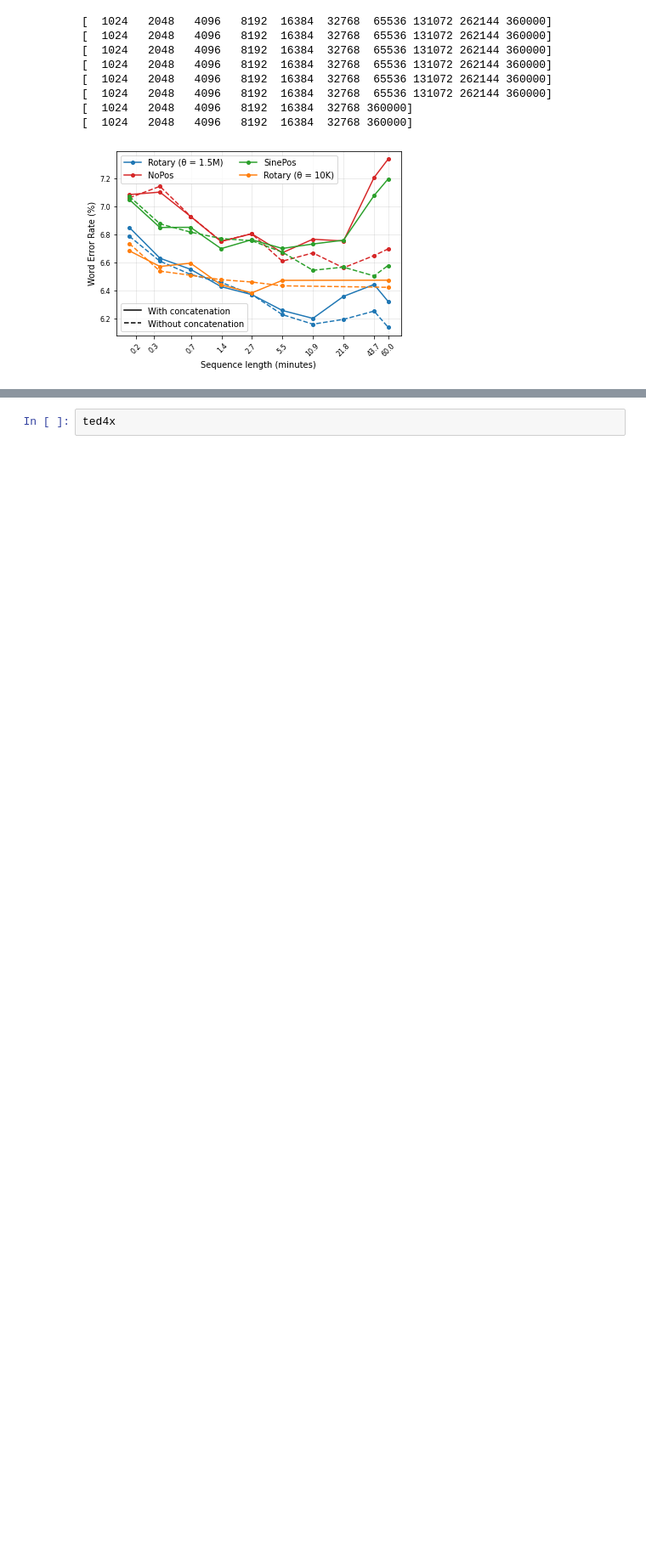
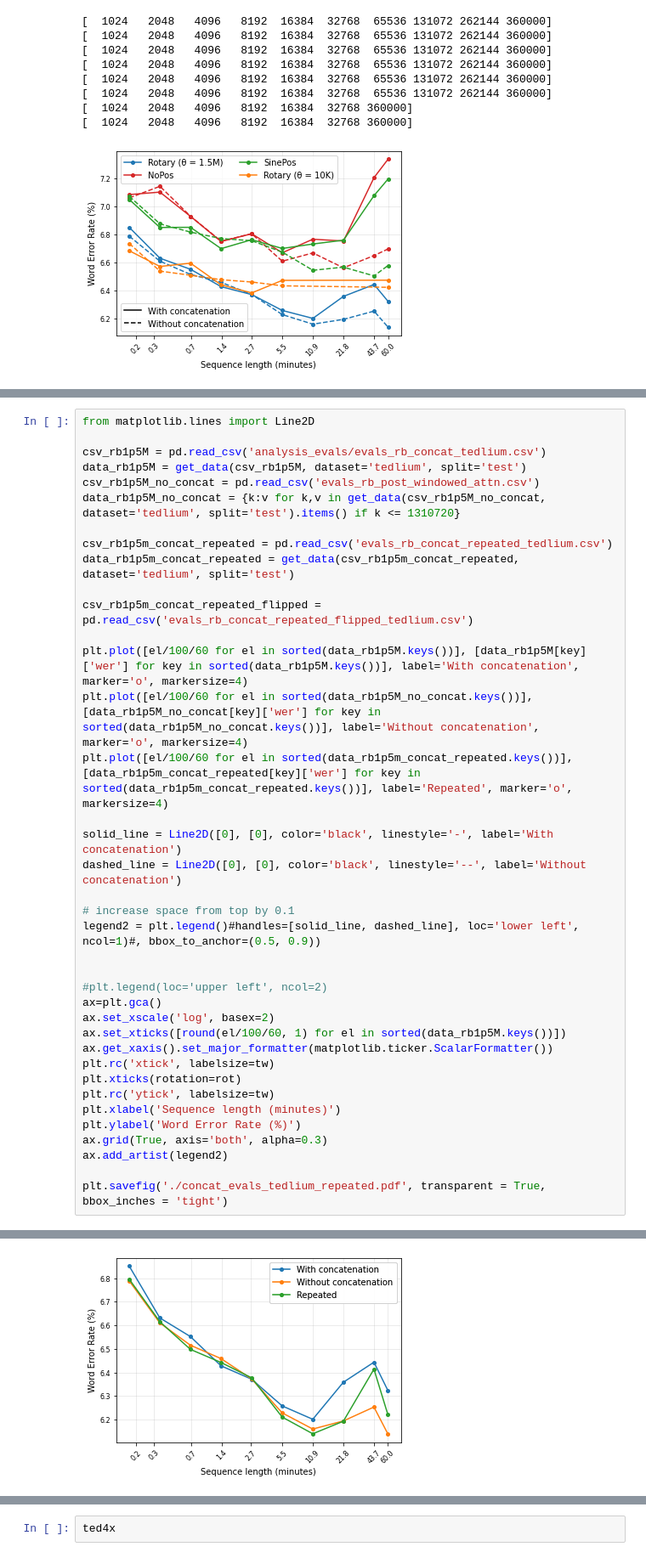
Before and after one commit to robflynnyh/long-context-asr, a Jupyter notebook: eval/results/eval.ipynb, the cells around one changed output, grey strips where cells are left out. Shown at 85% size. Saved outputs shown, nothing was run; the diff lists cells and outputs as text; blank space fills up the shorter version.

```diff
--- a/eval/results/eval.ipynb
+++ b/eval/results/eval.ipynb
@@ -165,0 +178,39 @@ plt.savefig('./concat_evals_tedlium.pdf', transparent = True, bbox_inches = 'tig
+# %%
+from matplotlib.lines import Line2D
+
+csv_rb1p5M = pd.read_csv('analysis_evals/evals_rb_concat_tedlium.csv')
+data_rb1p5M = get_data(csv_rb1p5M, dataset='tedlium', split='test')
+csv_rb1p5M_no_concat = pd.read_csv('evals_rb_post_windowed_attn.csv')
+data_rb1p5M_no_concat = {k:v for k,v in get_data(csv_rb1p5M_no_concat, dataset='tedlium', split='test').items() if k <= 1310720}
+
+csv_rb1p5m_concat_repeated = pd.read_csv('evals_rb_concat_repeated_tedlium.csv')
+data_rb1p5m_concat_repeated = get_data(csv_rb1p5m_concat_repeated, dataset='tedlium', split='test')
+
+csv_rb1p5m_concat_repeated_flipped = pd.read_csv('evals_rb_concat_repeated_flipped_tedlium.csv')
+
+plt.plot([el/100/60 for el in sorted(data_rb1p5M.keys())], [data_rb1p5M[key]['wer'] for key in sorted(data_rb1p5M.keys())], label='With concatenation', marker='o', markersize=4)
+plt.plot([el/100/60 for el in sorted(data_rb1p5M_no_concat.keys())], [data_rb1p5M_no_concat[key]['wer'] for key in sorted(data_rb1p5M_no_concat.keys())], label='Without concatenation', marker='o', markersize=4)
+plt.plot([el/100/60 for el in sorted(data_rb1p5m_concat_repeated.keys())], [data_rb1p5m_concat_repeated[key]['wer'] for key in sorted(data_rb1p5m_concat_repeated.keys())], label='Repeated', marker='o', markersize=4)
+
+solid_line = Line2D([0], [0], color='black', linestyle='-', label='With concatenation')
+dashed_line = Line2D([0], [0], color='black', linestyle='--', label='Without concatenation')
+
+# increase space from top by 0.1
+legend2 = plt.legend()#handles=[solid_line, dashed_line], loc='lower left', ncol=1)#, bbox_to_anchor=(0.5, 0.9))
+
+
+#plt.legend(loc='upper left', ncol=2)
+ax=plt.gca()
+ax.set_xscale('log', basex=2)
+ax.set_xticks([round(el/100/60, 1) for el in sorted(data_rb1p5M.keys())])
+ax.get_xaxis().set_major_formatter(matplotlib.ticker.ScalarFormatter())
+plt.rc('xtick', labelsize=tw)
+plt.xticks(rotation=rot)
+plt.rc('ytick', labelsize=tw)
+plt.xlabel('Sequence length (minutes)')
+plt.ylabel('Word Error Rate (%)')
+ax.grid(True, axis='both', alpha=0.3)
+ax.add_artist(legend2)
+
+plt.savefig('./concat_evals_tedlium_repeated.pdf', transparent = True, bbox_inches = 'tight')
+# %% [output]
@@ -166,3 +222,4 @@ plt.savefig('./concat_evals_tedlium.pdf', transparent = True, bbox_inches = 'tig
+[figure, added]
 # %%
 csv1 = pd.read_csv('evals_rb_post_windowed_attn.csv')
 
```
Also changed, not shown: parts of 6 cells of this notebook, 34 other files.
